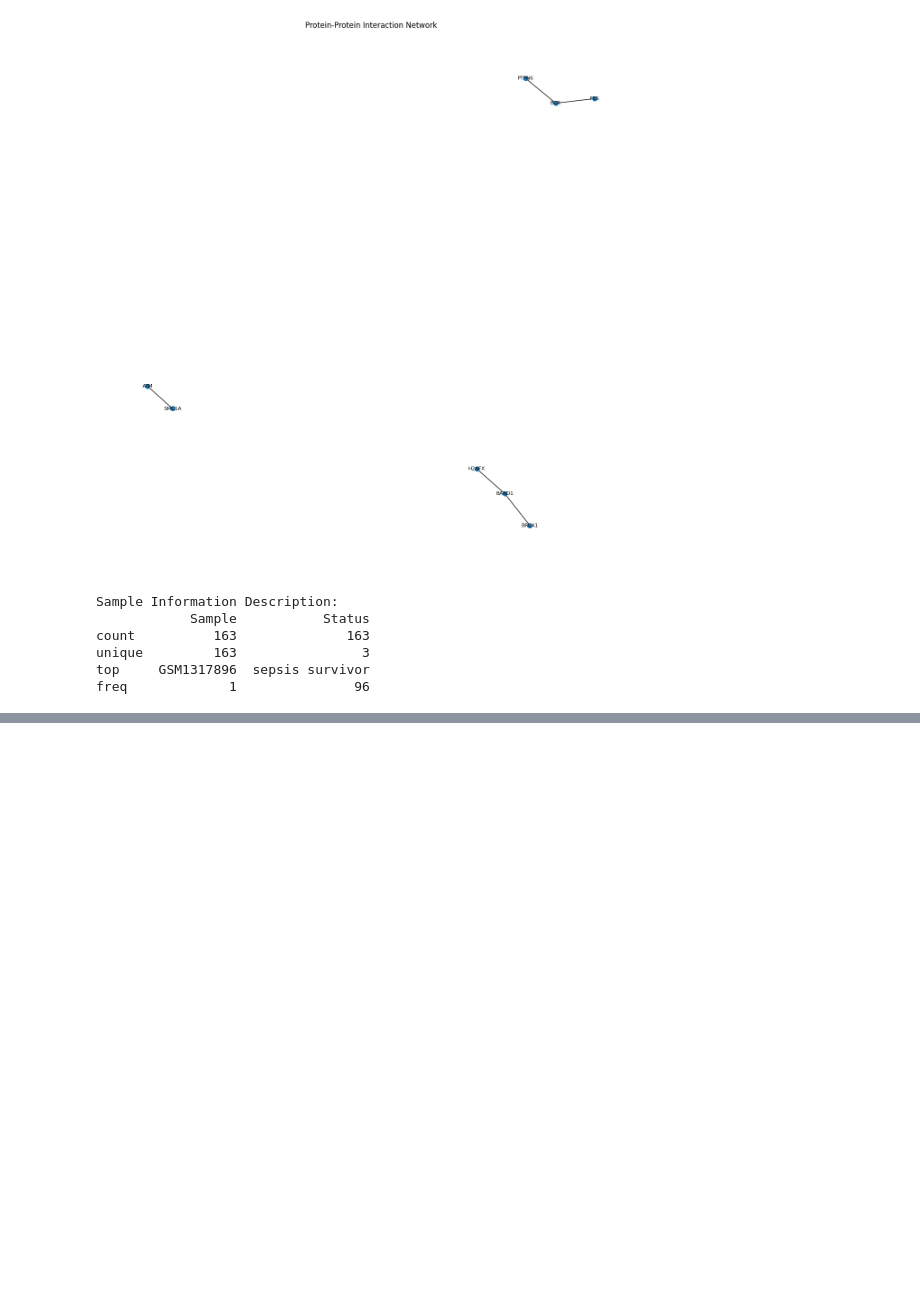
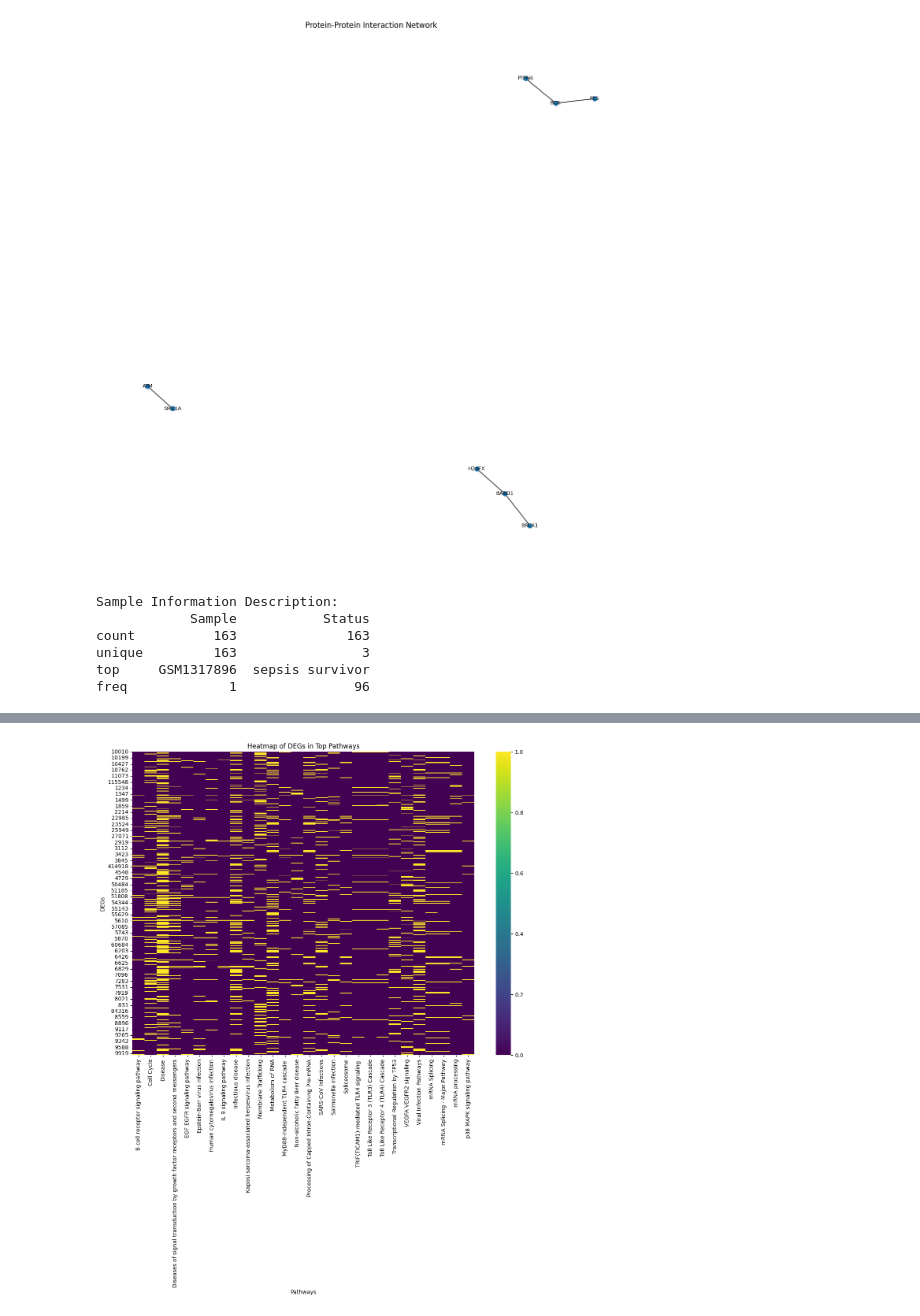
Before and after one commit to yutao-data/Sepsis_Gene_KnowledgeGraph_Ontology, a Jupyter notebook: Sepsis_Dataset_Exploring.ipynb, the cells around one changed output, grey strips where cells are left out. Cells and saved outputs as stored; diff of their text form; code cells hidden in the pictures; blank space fills up the shorter version.

```diff
--- a/Sepsis_Dataset_Exploring.ipynb
+++ b/Sepsis_Dataset_Exploring.ipynb
@@ -395,0 +430,16 @@ freq             1               96
+# %%
+# Create a binary matrix for genes and pathways
+pathway_genes = pathway_results.explode('intersections').pivot_table(
+    index='intersections', columns='name', values='p_value', aggfunc='size', fill_value=0
+)
+
+# Heatmap of DEGs in pathways
+plt.figure(figsize=(14, 10))
+sns.heatmap(pathway_genes, cmap="viridis", cbar=True)
+plt.title("Heatmap of DEGs in Top Pathways")
+plt.xlabel("Pathways")
+plt.ylabel("DEGs")
+plt.xticks(rotation=90)
+plt.show()
+# %% [output]
+[figure, added]
```
Also changed, not shown: parts of 5 cells of this notebook.
